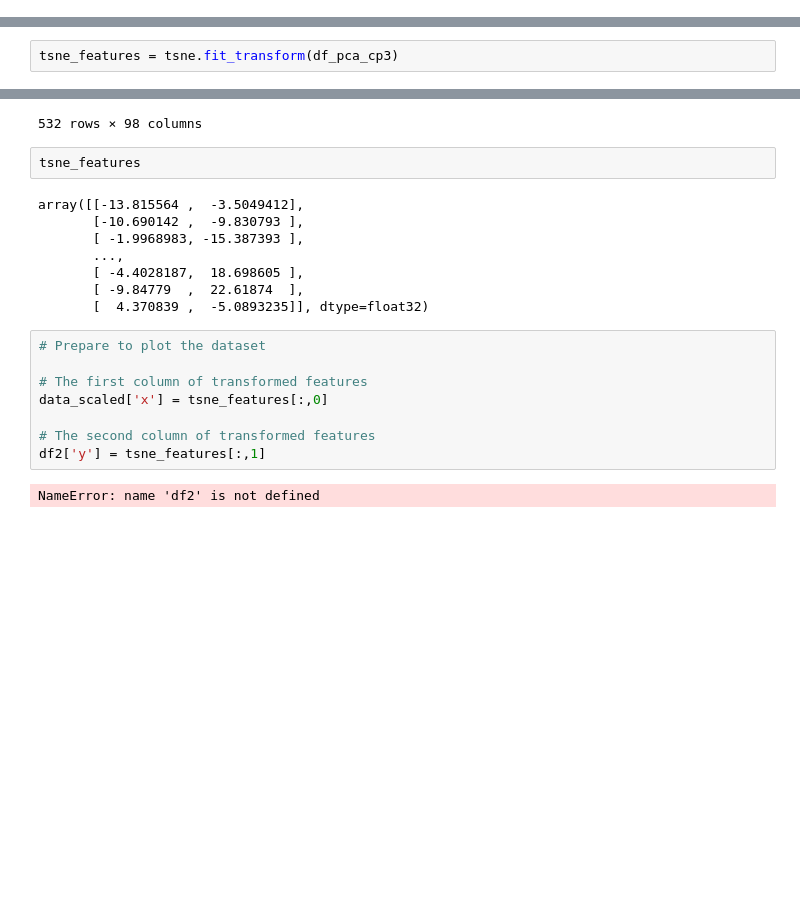
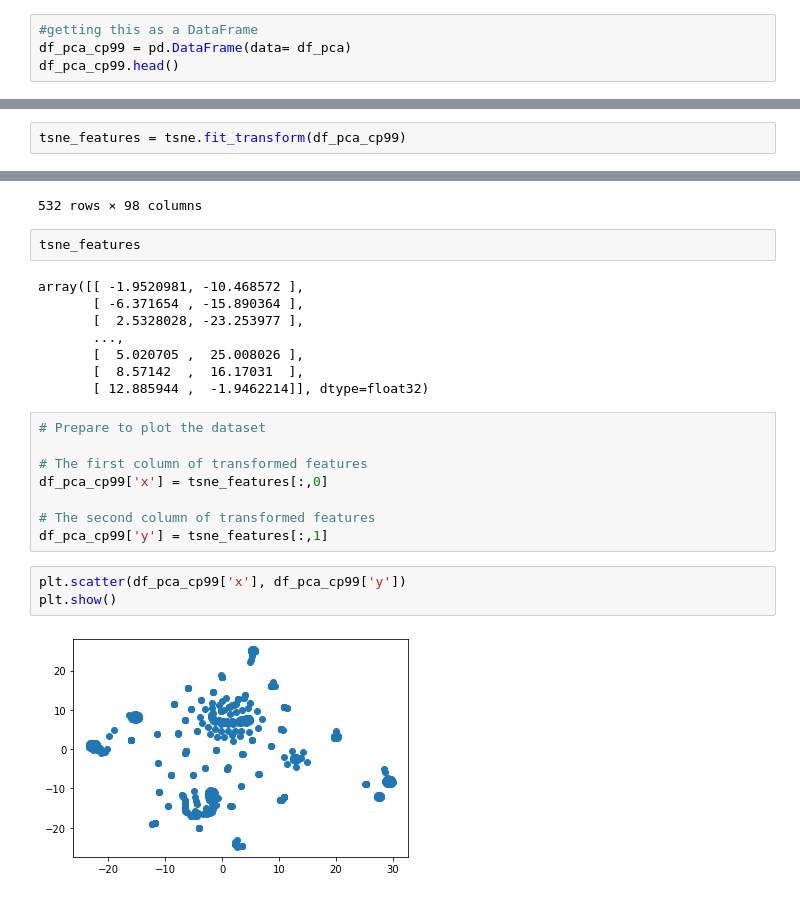
Before and after one commit to susanquiros/Cryptocurrency-Cluster-, a Jupyter notebook: Cryptocurrency.ipynb, the cells around one changed output, grey strips where cells are left out. Cells and saved outputs as stored; diff of their text form; blank space fills up the shorter version.

```diff
--- a/Cryptocurrency.ipynb
+++ b/Cryptocurrency.ipynb
@@ -223,3 +223,7 @@ array([[-0.33509881,  1.03218907, -0.59071344, ...,  0.13391619,
          0.08258903, -0.07056385],
        [-0.2899575 ,  0.82119451, -0.27632685, ...,  1.03190166,
         -0.05476628, -0.9014263 ]])
+# %%
+#getting this as a DataFrame
+df_pca_cp99 = pd.DataFrame(data= df_pca)
+df_pca_cp99.head()
@@ -268,7 +280,7 @@ from sklearn.manifold import TSNE
 # %%
 tsne = TSNE(learning_rate=35)
 # %%
-tsne_features = tsne.fit_transform(df_pca_cp3)
+tsne_features = tsne.fit_transform(df_pca_cp99)
 # %%
 data_scaled  = pd.DataFrame(df_scaled)
 data_scaled
@@ -289,20 +301,23 @@ data_scaled
 # %%
 tsne_features
 # %% [output]
-array([[-13.815564 ,  -3.5049412],
-       [-10.690142 ,  -9.830793 ],
-       [ -1.9968983, -15.387393 ],
+array([[ -1.9520981, -10.468572 ],
+       [ -6.371654 , -15.890364 ],
+       [  2.5328028, -23.253977 ],
        ...,
-       [ -4.4028187,  18.698605 ],
-       [ -9.84779  ,  22.61874  ],
-       [  4.370839 ,  -5.0893235]], dtype=float32)
+       [  5.020705 ,  25.008026 ],
+       [  8.57142  ,  16.17031  ],
+       [ 12.885944 ,  -1.9462214]], dtype=float32)
 # %%
 # Prepare to plot the dataset
 
 # The first column of transformed features
-data_scaled['x'] = tsne_features[:,0]
+df_pca_cp99['x'] = tsne_features[:,0]
 
 # The second column of transformed features
-df2['y'] = tsne_features[:,1]
+df_pca_cp99['y'] = tsne_features[:,1]
-# %% [output]
-NameError: name 'df2' is not defined
+# %%
+plt.scatter(df_pca_cp99['x'], df_pca_cp99['y'])
+plt.show()
+# %% [output]
+[figure, added]
```
Also changed, not shown: parts of 16 cells of this notebook.
